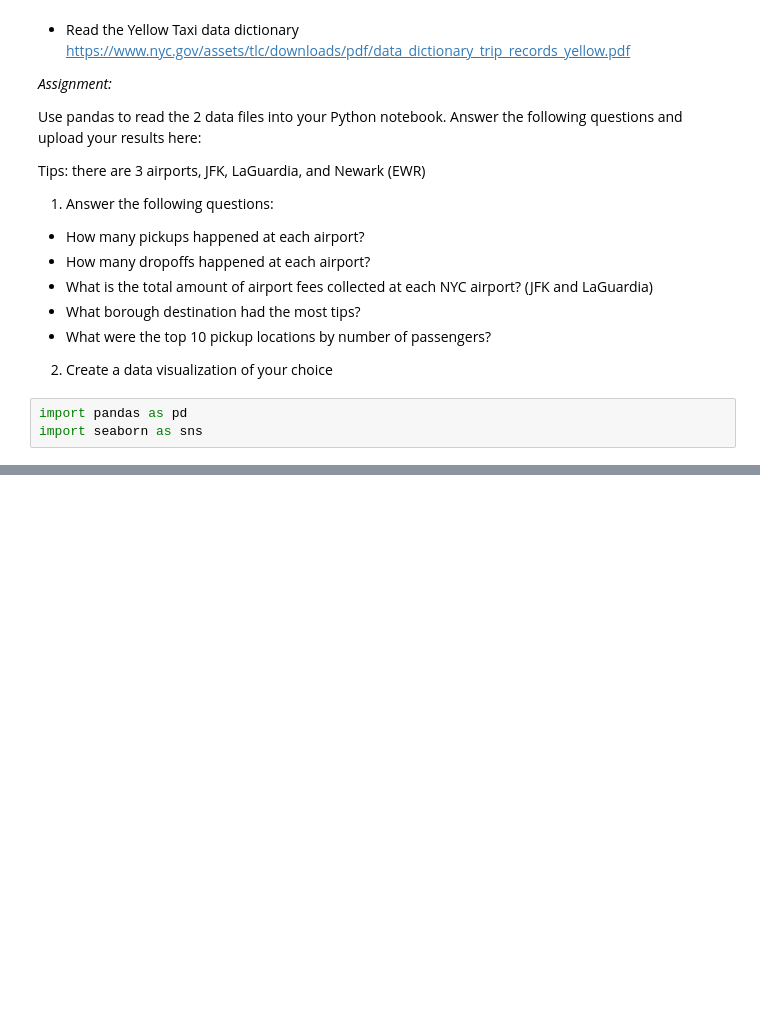
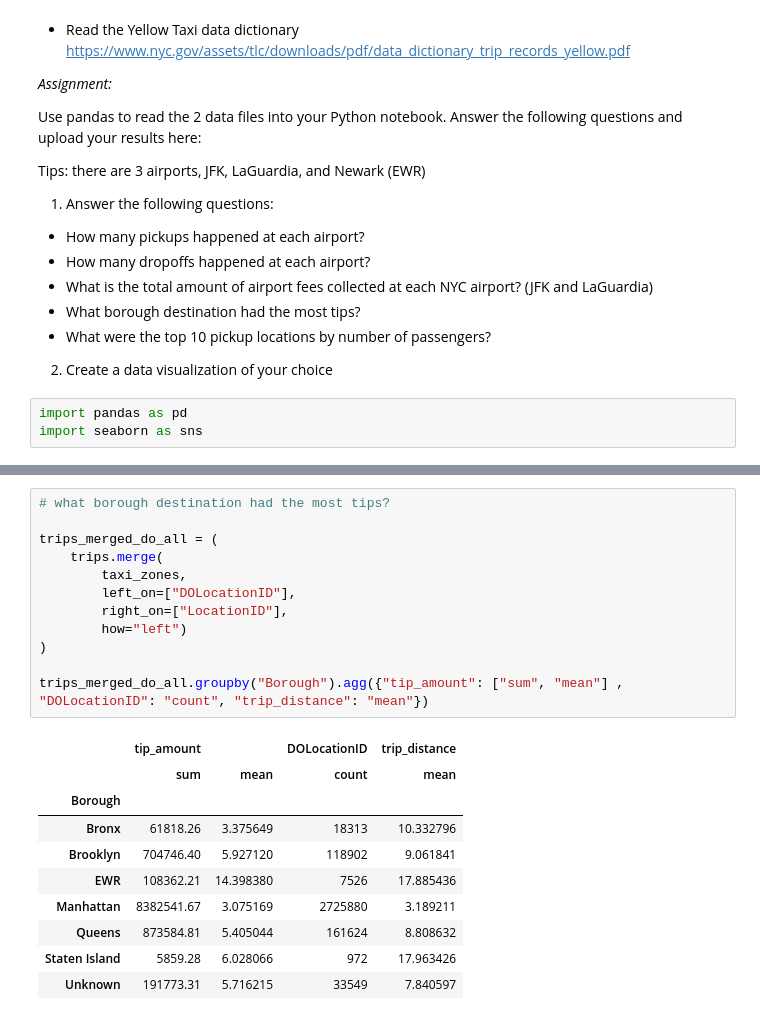
Before and after one commit to samjurassic/datascience-demo, a Jupyter notebook: summer23/DS Skills Lab.ipynb, the cells around one changed output, grey strips where cells are left out. Cells and saved outputs as stored; diff of their text form; blank space fills up the shorter version.

```diff
--- a/summer23/DS Skills Lab.ipynb
+++ b/summer23/DS Skills Lab.ipynb
@@ -30,0 +139,23 @@ taxi_zones = pd.read_csv("/Users/sam/Documents/projects/ds course/taxi_zone_look
+# %%
+# what borough destination had the most tips?
+
+trips_merged_do_all = (
+    trips.merge(
+        taxi_zones,
+        left_on=["DOLocationID"],
+        right_on=["LocationID"],
+        how="left")
+)
+
+trips_merged_do_all.groupby("Borough").agg({"tip_amount": ["sum", "mean"] , "DOLocationID": "count", "trip_distance": "mean"})
+# %% [output]
+|  | tip_amount |  | DOLocationID | trip_distance |
+|  | sum | mean | count | mean |
+| Borough |  |  |  |  |
+| Bronx | 61818.26 | 3.375649 | 18313 | 10.332796 |
+| Brooklyn | 704746.40 | 5.927120 | 118902 | 9.061841 |
+| EWR | 108362.21 | 14.398380 | 7526 | 17.885436 |
+| Manhattan | 8382541.67 | 3.075169 | 2725880 | 3.189211 |
+| Queens | 873584.81 | 5.405044 | 161624 | 8.808632 |
+| Staten Island | 5859.28 | 6.028066 | 972 | 17.963426 |
+| Unknown | 191773.31 | 5.716215 | 33549 | 7.840597 |
```
Also changed, not shown: parts of 14 cells of this notebook.
